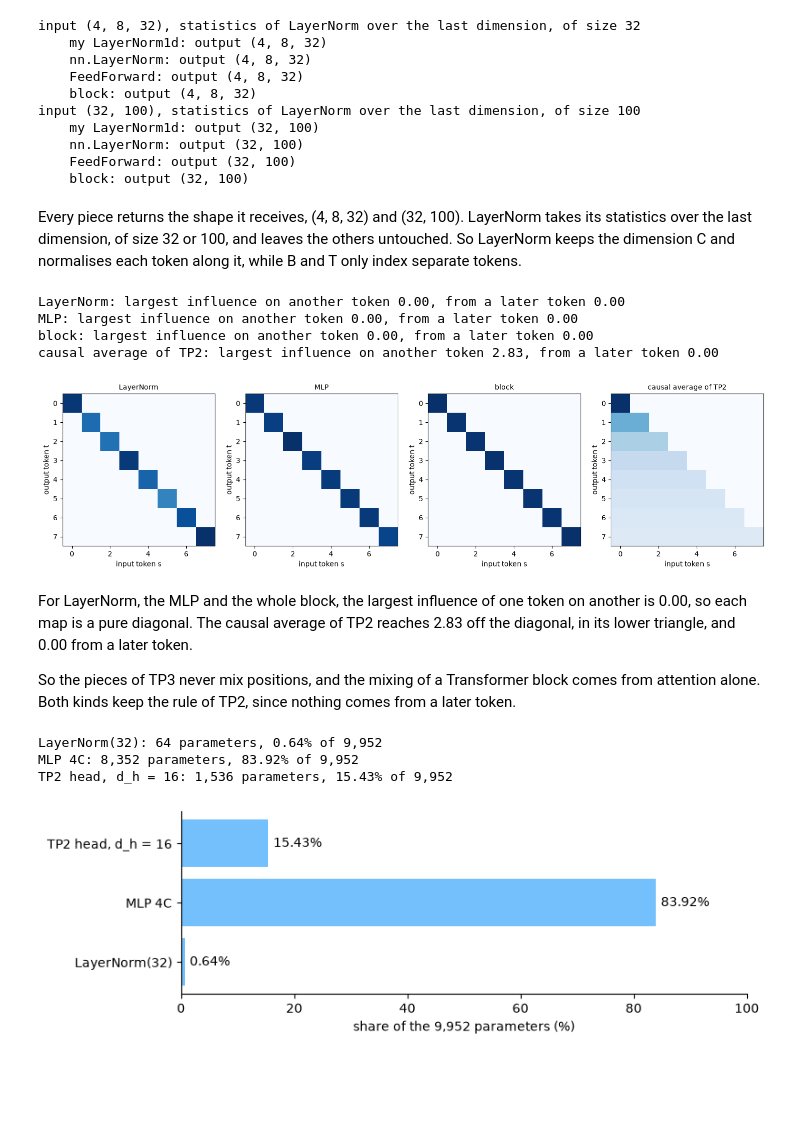
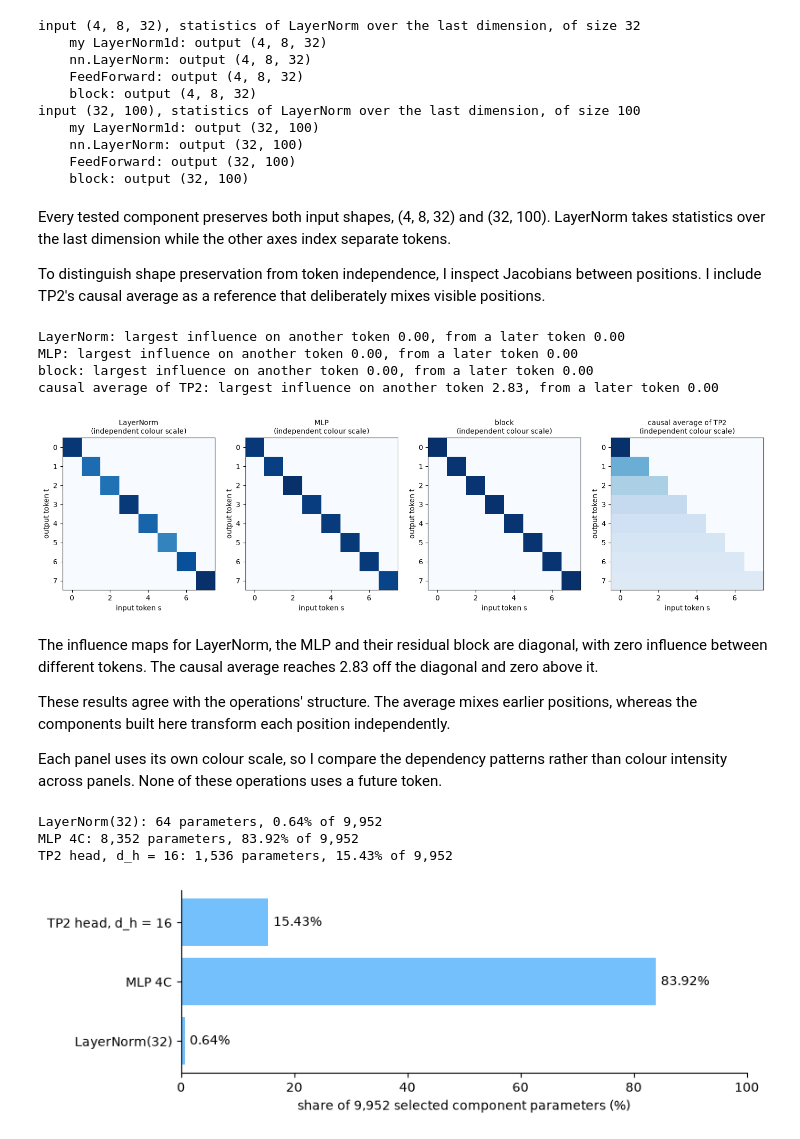
Before and after one commit to mcrayssac/ING3_IAA_GB_NLP, a Jupyter notebook: TP3_transformers.ipynb, the cells around one changed output. Saved outputs shown, nothing was run; the diff lists cells and outputs as text; code cells hidden in the pictures; blank space fills up the shorter version.

Commit message:
TP3 transformers review

```diff
--- a/TP3_transformers.ipynb
+++ b/TP3_transformers.ipynb
@@ -531,8 +641,9 @@ inputs = {'tokens': tokens, 'tokens + 3': tokens + 3,
 fig, axes = plt.subplots(1, 3, figsize=(15, 3.2), sharey=True)
 for ax, (name, z) in zip(axes, inputs.items()):
     share = (ffwd.net[1](ffwd.net[0](z)) > 0).float().mean(dim=0)
-    print(f'{name}: {100 * share.mean():.2f}% active, never active {(share == 0).sum().item()}, '
-          f'always active {(share == 1).sum().item()}')
+    print(f'{name}: {100 * share.mean():.2f}% active, '
+          f'inactive on this sample {(share == 0).sum().item()}, '
+          f'active on every sampled token {(share == 1).sum().item()}')
     counts, _, bars = ax.hist(100 * share, bins=EDGES, color='#74c0fc', edgecolor='white')
     ax.bar_label(bars, labels=[int(c) if c else '' for c in counts], fontsize=7)
     ax.set_title(name, fontsize=10)
@@ -619,11 +736,11 @@ I want to measure how far the ReLU takes the network from a linear map.
 # %%
-# How far from linear is the network? The best linear fit on 2,000 random tokens.
+# How well does an affine fit describe the network on its 2,000 fitting tokens?
 torch.manual_seed(RANDOM_STATE)
 sample = torch.randn(2000, C)
 design = torch.cat([sample, torch.ones(2000, 1)], dim=1)  # a column of ones for the bias
 for name, network in (('with ReLU', ffwd), ('without ReLU', lambda z: down(up(z)))):
     target = network(sample).detach()
     fit = design @ torch.linalg.lstsq(design, target).solution
-    print(f'{name}: {100 * (fit - target).var() / target.var():.2f}% of the variance '
-          f'left unexplained by the best linear map')
+    print(f'{name}: residual / target variance {100 * (fit - target).var() / target.var():.2f}% '
+          f'on the affine fitting sample')
 # %% [output]
@@ -708,11 +837,11 @@ for s in SCALES:
     scaled_delta = ffwd(layer_norm(x * s))
     delta_stds.append(scaled_delta.std().item())
     shares.append(100 * (scaled_delta.norm(dim=-1) / (x * s).norm(dim=-1)).mean().item())
-    print(f'x * {s:g}: std of delta {delta_stds[-1]:.3f}, ||delta|| / ||x|| {shares[-1]:.2f}%')
+    print(f'x * {s:g}: std of delta {delta_stds[-1]:.3f}, mean ||delta|| / ||x|| {shares[-1]:.2f}%')
 
 fig, axes = plt.subplots(1, 2, figsize=(11, 3.2))
 for ax, values, label in ((axes[0], delta_stds, 'std of delta'),
-                          (axes[1], shares, '||delta|| / ||x|| (%)')):
+                          (axes[1], shares, 'mean per-token ||delta|| / ||x|| (%)')):
     ax.plot(SCALES, values, marker='o', color='#1971c2')
     ax.set_xscale('log')
     ax.set_xlabel('scale applied to x')
@@ -878,12 +1055,13 @@ for k, net in widths.items():
     unexplained.append(100 * ((fit - target).var() / target.var()).item())
     print(f'{k}C: hidden {tuple(hidden_k.shape)}, output {tuple(out_k.shape)}, '
           f'delta std {out_k.std():.3f}, positive {100 * (hidden_k > 0).float().mean():.2f}%, '
-          f'unexplained by a linear map {unexplained[-1]:.2f}%')
+          f'affine-fit residual / target variance {unexplained[-1]:.2f}%')
 
 fig, ax = plt.subplots(figsize=(6, 3))
 bars = ax.bar([f'{k}C' for k in FACTORS], unexplained, color='#74c0fc')
 ax.bar_label(bars, labels=[f'{value:.2f}%' for value in unexplained], padding=3)
-ax.set_ylabel('unexplained by a linear map (%)')
+ax.set_ylabel('residual / target variance (%)')
+ax.set_title('Affine fit on the fitting sample', fontsize=10)
 ax.set_ylim(0, max(unexplained) * 1.25)
 ax.spines[['top', 'right']].set_visible(False)
 plt.show()
@@ -1023,37 +1211,44 @@ input (32, 100), statistics of LayerNorm over the last dimension, of size 100
     FeedForward: output (32, 100)
     block: output (32, 100)
 # %% [markdown]
-Every piece returns the shape it receives, (4, 8, 32) and (32, 100). LayerNorm takes its statistics over the last dimension, of size 32 or 100, and leaves the others untouched. So LayerNorm keeps the dimension C and normalises each token along it, while B and T only index separate tokens.
+Every tested component preserves both input shapes, (4, 8, 32) and (32, 100). LayerNorm takes statistics over the last dimension while the other axes index separate tokens.
+
+To distinguish shape preservation from token independence, I inspect Jacobians between positions. I include TP2's causal average as a reference that deliberately mixes visible positions.
 # %%
 # Does any piece mix positions? How much input token s moves output token t, in sequence 0.
 causal_average = torch.tril(torch.ones(T, T))
 causal_average = causal_average / causal_average.sum(1, keepdim=True)
 pieces = {'LayerNorm': layer_norm, 'MLP': ffwd, 'block': lambda v: v + ffwd(layer_norm(v)),
           'causal average of TP2': lambda v: causal_average @ v}
 fig, axes = plt.subplots(1, 4, figsize=(18, 4))
 for ax, (name, piece) in zip(axes, pieces.items()):
     jacobian = torch.autograd.functional.jacobian(piece, x[0])  # (T, C, T, C)
     influence = jacobian.norm(dim=(1, 3))  # (T, T): output token t, input token s
     others = influence - torch.diag(torch.diag(influence))
     print(f'{name}: largest influence on another token {others.max():.2f}, '
           f'from a later token {influence.triu(1).max():.2f}')
+    assert torch.count_nonzero(influence.triu(1)) == 0
+    if name != 'causal average of TP2':
+        assert torch.count_nonzero(others) == 0
     ax.imshow(influence, cmap='Blues')
-    ax.set_title(name, fontsize=10)
+    ax.set_title(name + '\n(independent colour scale)', fontsize=10)
     ax.set_xlabel('input token s')
     ax.set_ylabel('output token t')
 plt.show()
 # %% [output]
 LayerNorm: largest influence on another token 0.00, from a later token 0.00
 MLP: largest influence on another token 0.00, from a later token 0.00
 block: largest influence on another token 0.00, from a later token 0.00
 causal average of TP2: largest influence on another token 2.83, from a later token 0.00
-[figure, old version]
+[figure, new version]
 # %% [markdown]
-For LayerNorm, the MLP and the whole block, the largest influence of one token on another is 0.00, so each map is a pure diagonal. The causal average of TP2 reaches 2.83 off the diagonal, in its lower triangle, and 0.00 from a later token.
+The influence maps for LayerNorm, the MLP and their residual block are diagonal, with zero influence between different tokens. The causal average reaches 2.83 off the diagonal and zero above it.
 
-So the pieces of TP3 never mix positions, and the mixing of a Transformer block comes from attention alone. Both kinds keep the rule of TP2, since nothing comes from a later token.
+These results agree with the operations' structure. The average mixes earlier positions, whereas the components built here transform each position independently.
+
+Each panel uses its own colour scale, so I compare the dependency patterns rather than colour intensity across panels. None of these operations uses a future token.
 # %%
-# Where do the weights of a block sit? Parameters per piece for C = 32, with the head of TP2.
+# Compare selected component counts, excluding the rest of a complete Transformer block.
 budget = {name: counts[name] for name in ('LayerNorm(32)', 'MLP 4C', 'TP2 head, d_h = 16')}
 total = sum(budget.values())
 for name, count in budget.items():
@@ -1063,12 +1258,12 @@ fig, ax = plt.subplots(figsize=(8, 2.6))
 bars = ax.barh(list(budget), [100 * count / total for count in budget.values()], color='#74c0fc')
 ax.bar_label(bars, labels=[f'{100 * count / total:.2f}%' for count in budget.values()], padding=4)
 ax.set_xlim(0, 100)
-ax.set_xlabel(f'share of the {total:,} parameters (%)')
+ax.set_xlabel(f'share of {total:,} selected component parameters (%)')
 ax.spines[['top', 'right']].set_visible(False)
 plt.show()
 # %% [output]
 LayerNorm(32): 64 parameters, 0.64% of 9,952
 MLP 4C: 8,352 parameters, 83.92% of 9,952
 TP2 head, d_h = 16: 1,536 parameters, 15.43% of 9,952
-[figure, old version]
+[figure, new version]
 # %% [markdown]
```
Also changed, not shown: parts of 78 cells of this notebook, 16 other files.
